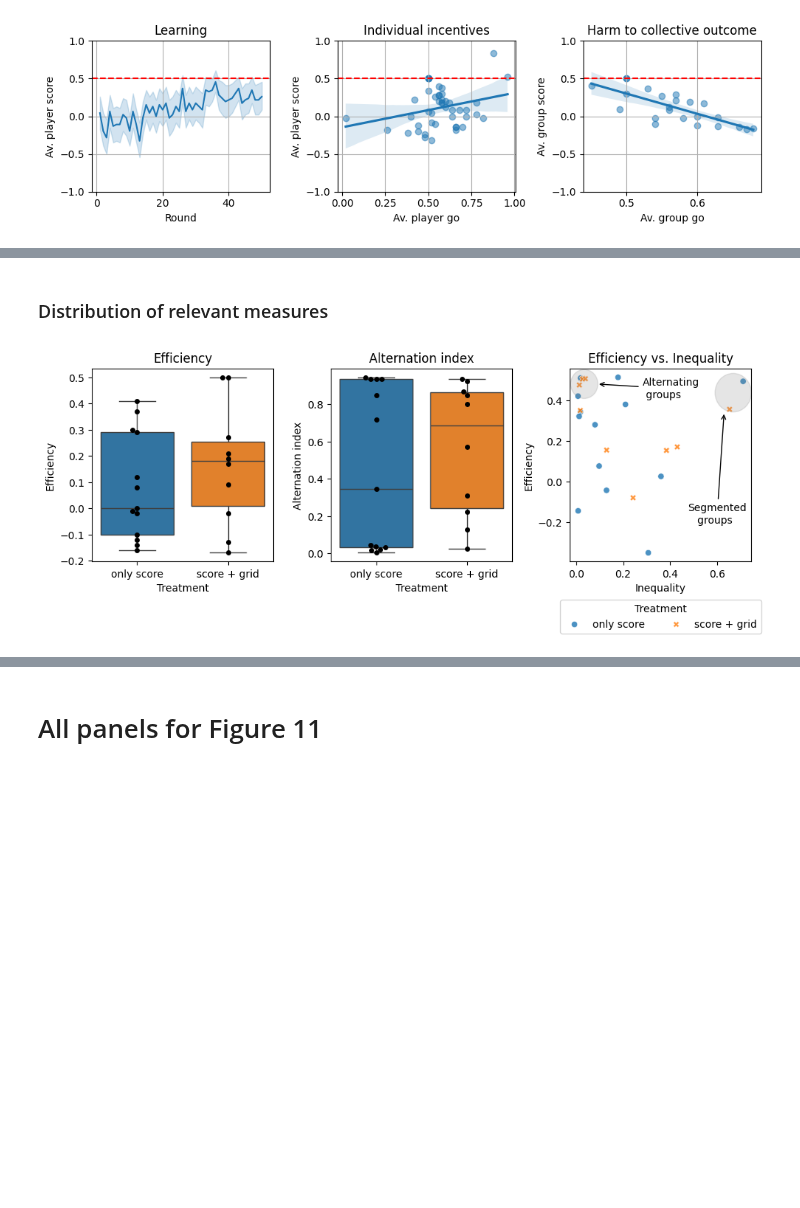
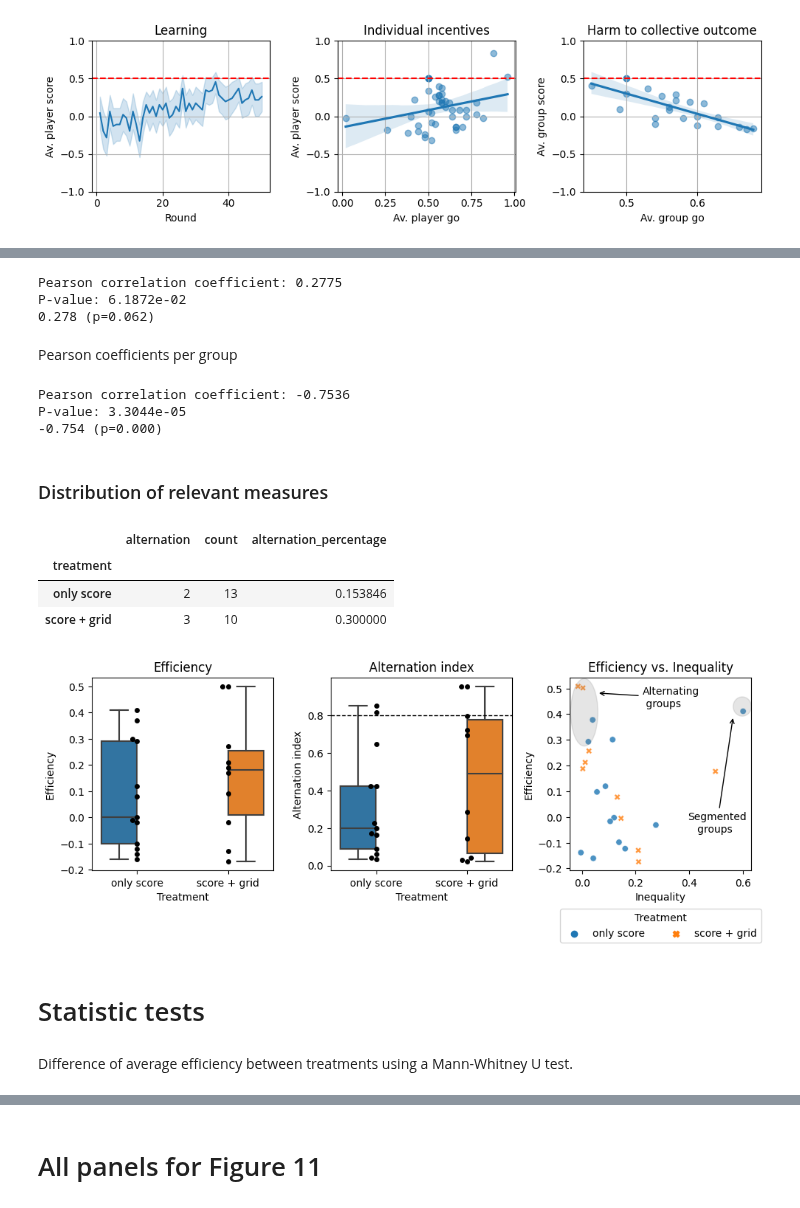
Before and after one commit to EAndrade-Lotero/Cognitive_Models_El_Farol_Bar_Problem, a Jupyter notebook: Figures for article/Figure11.ipynb, the cells around one changed output, grey strips where cells are left out. Drawn from its saved outputs; the diff is of its cells as text; code cells hidden in the pictures; blank space fills up the shorter version.

```diff
--- a/Figures for article/Figure11.ipynb
+++ b/Figures for article/Figure11.ipynb
@@ -131,3 +137,25 @@ fig.savefig(PATHS['bar_images'] / 'learning.png', dpi=300, bbox_inches='tight')
+# %%
+r, p_value = pearsonr(player_av_scores['decision'], player_av_scores['score'])
+
+print(f"Pearson correlation coefficient: {r:.4f}")
+print(f"P-value: {p_value:.4e}")
+print(f"{r:.3f} (p={p_value:.3f})")
+# %% [output]
+Pearson correlation coefficient: 0.2775
+P-value: 6.1872e-02
+0.278 (p=0.062)
+# %% [markdown]
+Pearson coefficients per group
+# %%
+r, p_value = pearsonr(group_av_scores['decision'], group_av_scores['score'])
+
+print(f"Pearson correlation coefficient: {r:.4f}")
+print(f"P-value: {p_value:.4e}")
+print(f"{r:.3f} (p={p_value:.3f})")
+# %% [output]
+Pearson correlation coefficient: -0.7536
+P-value: 3.3044e-05
+-0.754 (p=0.000)
 # %% [markdown]
 ### Distribution of relevant measures
 # %%
@@ -138,26 +166,26 @@ gm = GetMeasurements(
 )
 df = gm.get_measurements()
 alt_index = AlternationIndex.from_file(priority='sklearn')
+df['alternation index'] = alt_index(df)
 
-# Get treatment for each group
-dict_treatment = dict(
-    zip(data['group'].tolist(), data['treatment'].tolist())
-)
-treatments = np.vectorize(lambda x: dict_treatment.get(x))(data['group'].unique().tolist())
-
-df1 = pd.DataFrame({
-    'group': data['group'].unique().tolist(),
-    'treatment': treatments,
-    'alternation index': alt_index(df)
-})
+av_scores = data.groupby(['treatment', 'group']).agg({
+    'score':'mean',
+    'decision':'mean'
+}).reset_index()
+# %%
+# Alternation percentages
+
+alt_perc = alt_index.alt_precentage(df, columns=['treatment'])
+alt_perc
+# %% [output]
+|  | alternation | count | alternation_percentage |
+| treatment |  |  |  |
+| only score | 2 | 13 | 0.153846 |
+| score + grid | 3 | 10 | 0.300000 |
 # %%
 fig, ax = plt.subplots(1, 3, figsize=(10,4), tight_layout=True)
 
 # Distribution of efficiency
-av_scores = data.groupby(['treatment', 'group']).agg({
-    'score':'mean',
-    'decision':'mean'
-})
 sns.boxplot(
     x='treatment', y='score', hue='treatment',
     data=av_scores, ax=ax[0],
@@ -172,22 +200,25 @@ sns.swarmplot(
 ax[0].set_xlabel('Treatment')
 ax[0].set_ylabel('Efficiency')
 ax[0].set_title('Efficiency')
+ax[0].legend().remove()
 
 # Distribution of alternation index per treatment
 sns.boxplot(
     x='treatment', y='alternation index', hue='treatment',
-    data=df1, ax=ax[1], order=['only score', 'score + grid'],
+    data=df, ax=ax[1], order=['only score', 'score + grid'],
     hue_order=['only score', 'score + grid'],
 )
 sns.swarmplot(
     x='treatment', y='alternation index',
-    data=df1, color='black', ax=ax[1],
+    data=df, color='black', ax=ax[1],
     order=['only score', 'score + grid'],
     hue_order=['only score', 'score + grid'],
 )
 ax[1].set_xlabel('Treatment')
 ax[1].set_ylabel('Alternation index')
 ax[1].set_title('Alternation index')
+ax[1].axhline(y=0.8, color='black', linestyle='--', linewidth=1)
+ax[1].legend().remove()
 
 # Scatter plot efficiency vs. inequality
 df_jitter = df.copy()
@@ -202,8 +233,8 @@ sns.scatterplot(
 )
 
 # Show the alternating groups on the top-left corner
-circle = patches.Circle(
-    (0.08, 0.92), 0.075,
+circle = patches.Ellipse(
+    (0.08, 0.82), width=0.15, height=0.35,
     transform=ax[2].transAxes,
     color='gray', alpha=0.2,
 )
@@ -217,33 +248,33 @@ ax[2].annotate(
     fontsize=10
 )
 
 # Show the segmented groups on the top-right corner
-circle = patches.Circle((0.9, 0.875), 0.1, transform=ax[2].transAxes,
+circle = patches.Circle((0.95, 0.85), 0.05, transform=ax[2].transAxes,
                         color='gray', alpha=0.2)
 ax[2].add_patch(circle)
 # Add an arrow pointing to the cluster
 ax[2].annotate(
     'Segmented\n   groups',
-    xy=(0.85, 0.775), xycoords='axes fraction',
+    xy=(0.9, 0.8), xycoords='axes fraction',
     xytext=(0.65, 0.2), textcoords='axes fraction',
     arrowprops=dict(facecolor='black', arrowstyle='->'),
     fontsize=10
 )
 ax[2].set_xlabel('Inequality')
 ax[2].set_ylabel('Efficiency')
 ax[2].set_title('Efficiency vs. Inequality')
 ax[2].legend(
     title='Treatment',
     loc='lower center',
     bbox_to_anchor=(0.5, -.4),
     ncol=2
 )
 
 # Convert figure to image array
 fig.canvas.draw()
 rgba_bytes = fig.canvas.buffer_rgba().tobytes()
 width, height = fig.canvas.get_width_height()
 pil_image = PIL.Image.frombytes(mode="RGBA", size=[width, height], data=rgba_bytes)
 third_row_array = np.array(pil_image)
 # %% [output]
-[figure, old version]
+[figure, new version]
@@ -251,0 +281,4 @@ third_row_array = np.array(pil_image)
+# %% [markdown]
+# Statistic tests
+# %% [markdown]
+Difference of average efficiency between treatments using a Mann-Whitney U test.
```
Also changed, not shown: parts of 13 cells of this notebook, 4 other files.
